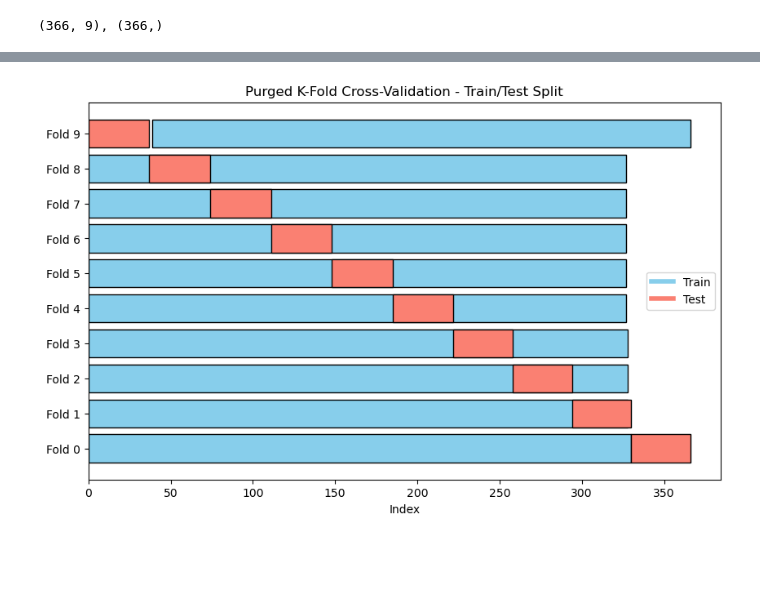
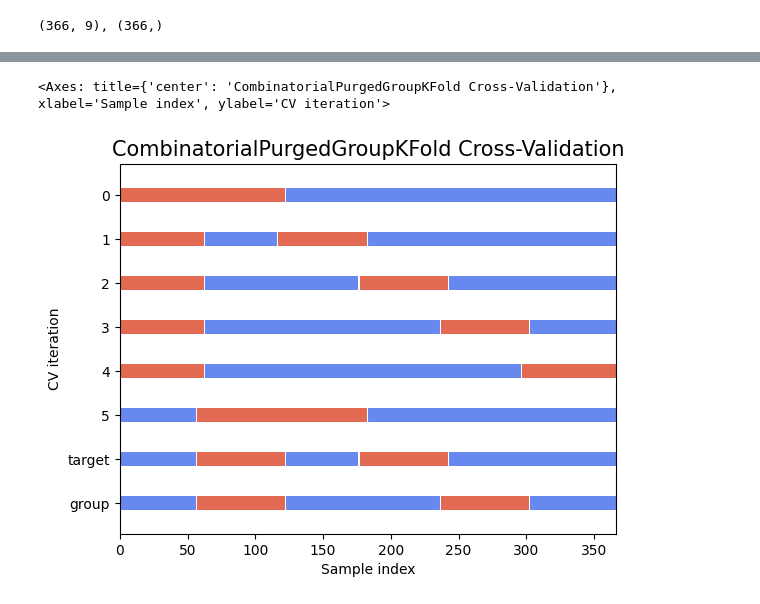
Before and after one commit to JMiklaszewski/FinMLResearch, a Jupyter notebook: Cross-Validation/cpcv - testing.ipynb, the cells around one changed output, grey strips where cells are left out. Cells and saved outputs as stored; diff of their text form; code cells hidden in the pictures; blank space fills up the shorter version.

Commit message:
Adding updated CPCV script
Amending the script for Combinatorial Purged CV, the original script was refactored, and the prediction / evaluation indexes division deprecated

```diff
--- a/Cross-Validation/cpcv - testing.ipynb
+++ b/Cross-Validation/cpcv - testing.ipynb
@@ -44 +34,15 @@ cpcv = CombPurgedKFoldCVLocal(
+# %%
+from cpcv_kaggle import CombinatorialPurgedGroupKFold
+
+n_splits = 6
+n_test_splits = 2
+
+cpcv = CombinatorialPurgedGroupKFold(
+    n_splits=n_splits,
+    n_test_splits=n_test_splits,
+    pctEmbargo=0.01
+)
+# %%
+elements = list(range(len(df)))
+groups = [e // n_splits for e in elements]
 # %%
@@ -58,42 +72,0 @@ for i, (train_idx, test_idx) in enumerate(cpcv.split(X, y, pred_times, eval_time
-# %%
-import matplotlib.pyplot as plt
-# Cross-validation split indices
-folds = list(cpcv.split(X, y, pred_times, eval_times))
-
-# Initialize plot
-fig, ax = plt.subplots(figsize=(10, 6))
-
-# Colors for train and test indices
-train_color = 'skyblue'
-test_color = 'salmon'
-
-# Iterate over each fold
-for i, (train_idx, test_idx) in enumerate(folds):
-    # Create an array of zeros for this fold
-    fold_data = np.zeros(len(X), dtype=int)
-
-    # Mark training indices with 1
-    fold_data[train_idx] = 1
-
-    # Mark testing indices with 2
-    fold_data[test_idx] = 2
-
-    # Plot the fold as a stacked bar
-    ax.barh(i, len(train_idx), left=min(train_idx), color=train_color, edgecolor='black')
-    ax.barh(i, len(test_idx), left=min(test_idx), color=test_color, edgecolor='black')
-
-# Set labels and title
-ax.set_yticks(np.arange(len(folds)))
-ax.set_yticklabels([f'Fold {i}' for i in range(len(folds))])
-ax.set_xlabel('Index')
-ax.set_title('Purged K-Fold Cross-Validation - Train/Test Split')
-
-# Create legend
-train_patch = plt.Line2D([0], [0], color=train_color, lw=4, label='Train')
-test_patch = plt.Line2D([0], [0], color=test_color, lw=4, label='Test')
-ax.legend(handles=[train_patch, test_patch])
-
-# Show plot
-plt.show()
-# %% [output]
-[figure, removed]
@@ -99,0 +122,9 @@ plt.show()
+# %%
+import matplotlib.pyplot as plt
+cmap_data = plt.cm.Paired
+cmap_cv = plt.cm.coolwarm
+fig, ax = plt.subplots()
+plot_cv_indices(cpcv, X, y, group=groups, ax=ax, n_splits=n_splits)
+# %% [output]
+<Axes: title={'center': 'CombinatorialPurgedGroupKFold Cross-Validation'}, xlabel='Sample index', ylabel='CV iteration'>
+[figure, added]
```
Also changed, not shown: parts of 6 cells of this notebook, 1 other file.
